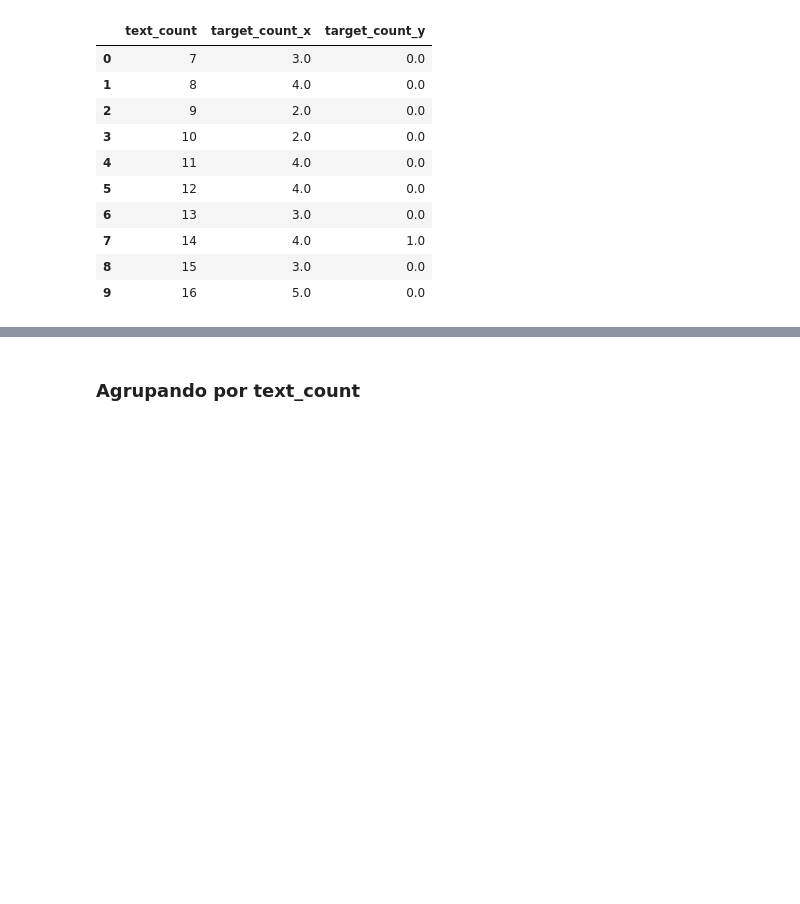
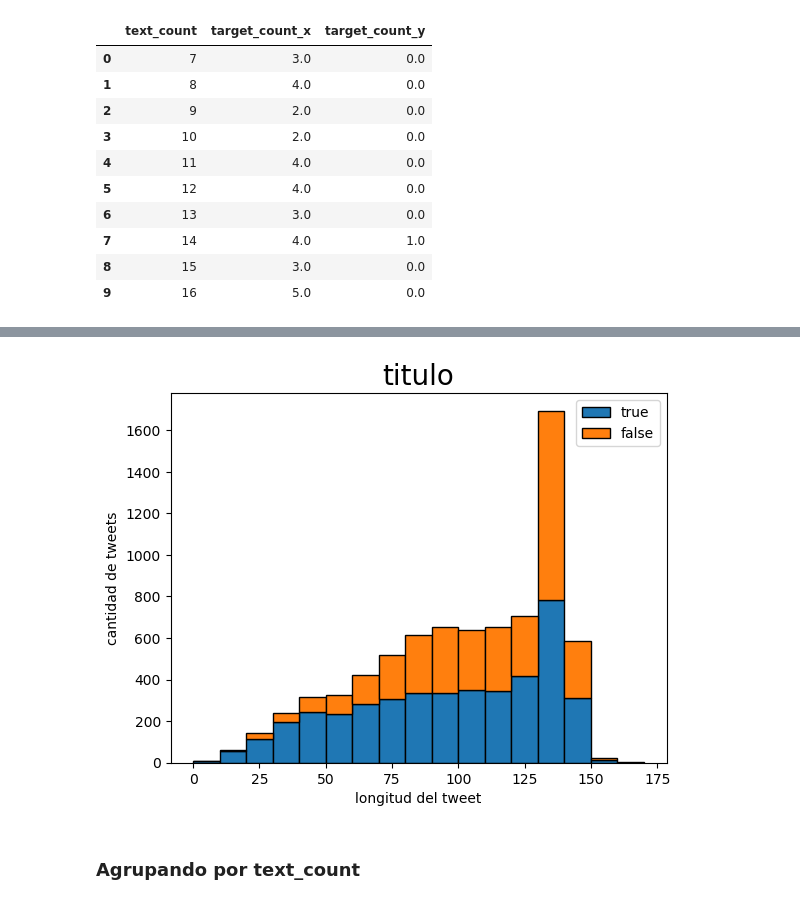
Before and after one commit to csulak/python-jupyter, a Jupyter notebook: ejercicio-twitter/ejercicio-twitter.ipynb, the cells around one changed output, grey strips where cells are left out. Cells and saved outputs as stored; diff of their text form; code cells hidden in the pictures; blank space fills up the shorter version.

```diff
--- a/ejercicio-twitter/ejercicio-twitter.ipynb
+++ b/ejercicio-twitter/ejercicio-twitter.ipynb
@@ -587,3 +436,17 @@ joined.head(20)
+# %%
+false = train_df_falsos['text_count']
+true = train_df_verdaderos['text_count']
+
+bins = list(range(0, 180, 10))
+
+plt.hist([false, true], bins, label=['true', 'false'], stacked = True, ec='black')
+plt.legend(loc='upper right')
+plt.title('titulo', fontsize=20)
+plt.xlabel('longitud del tweet')
+plt.ylabel('cantidad de tweets')
+plt.show()
+# %% [output]
+[figure, added]
 # %% [markdown]
 ### Agrupando por text_count
 # %%
```
Also changed, not shown: parts of 33 cells of this notebook.
